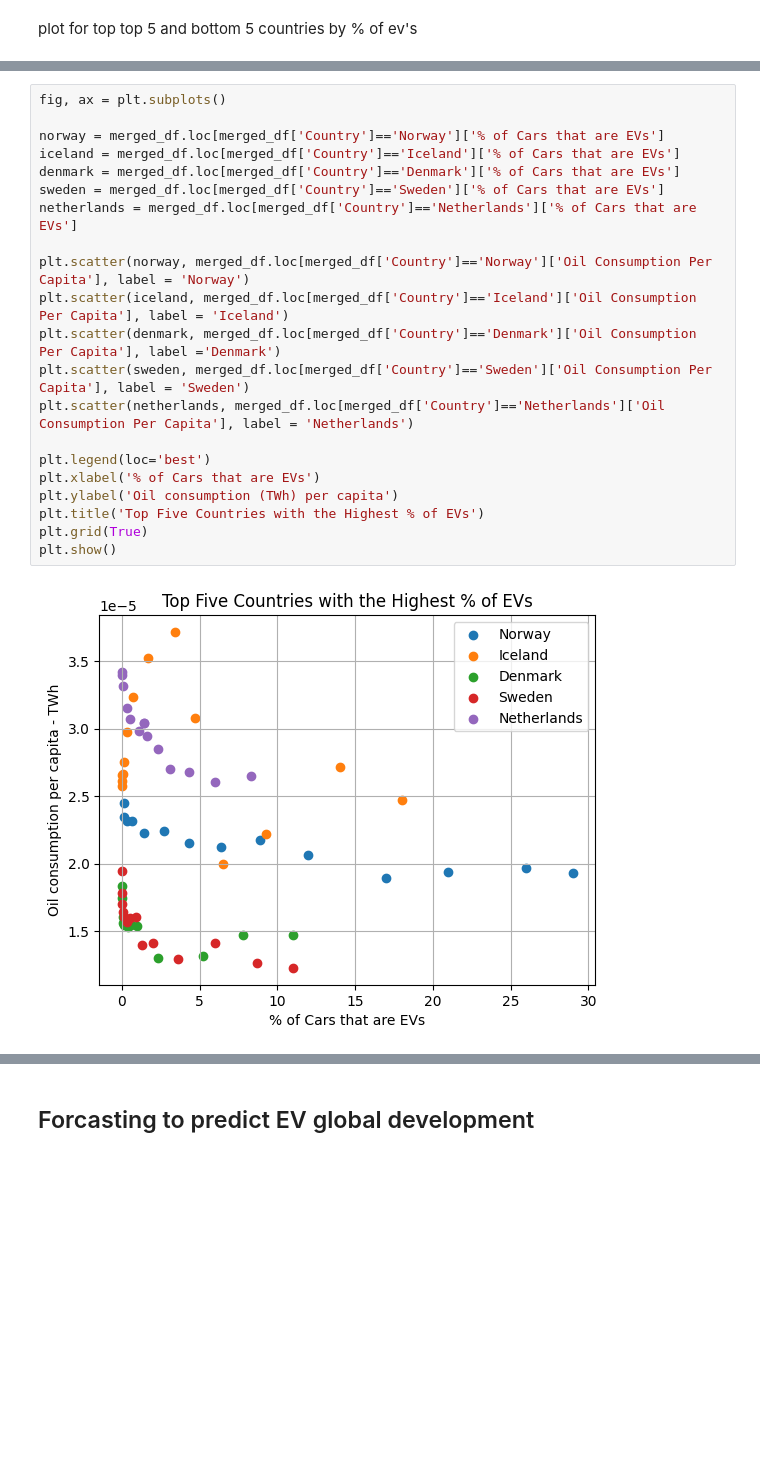
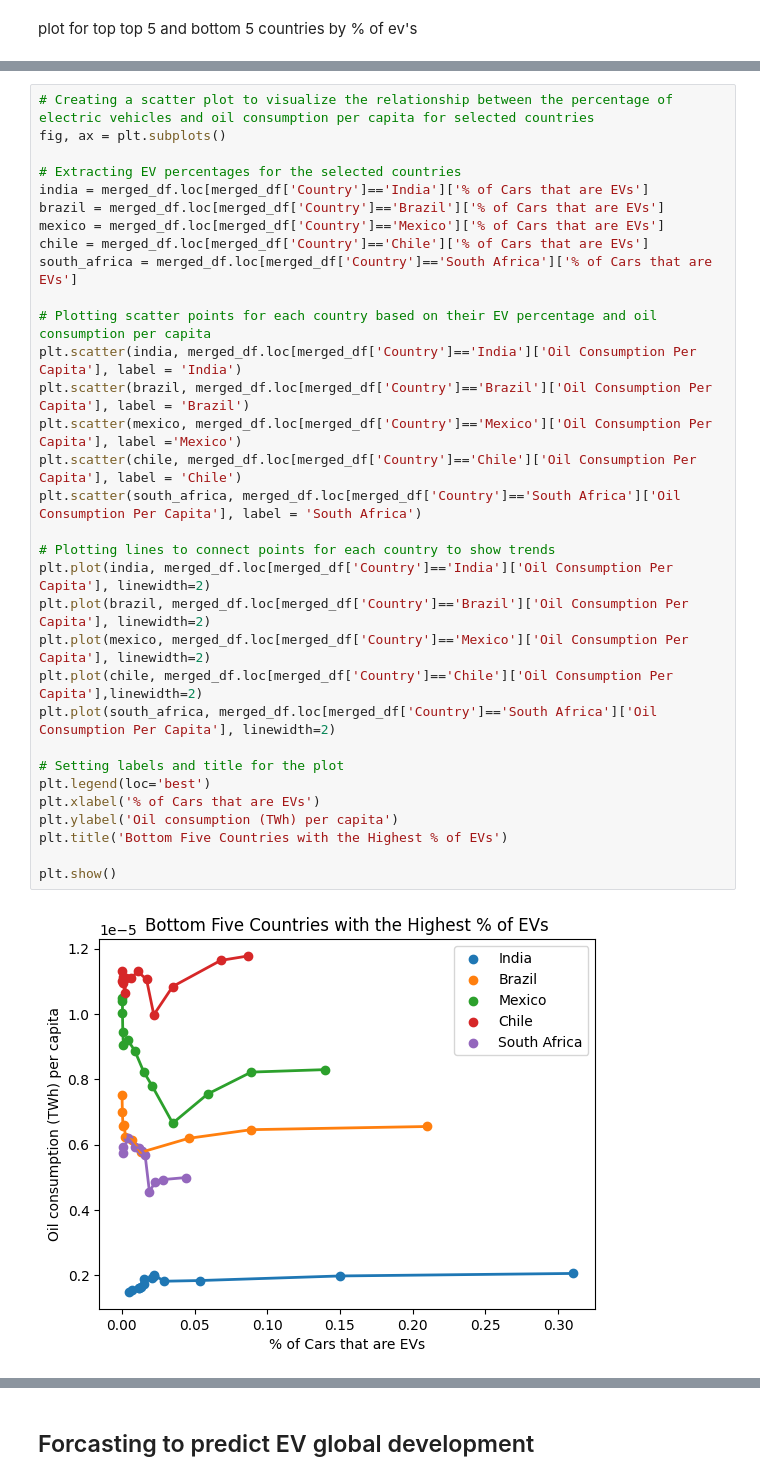
Before and after one commit to Marwenboughanmi/EVS-project-1, a Jupyter notebook: percent_EVs_vs_Oil_Cunsumption.ipynb, the cells around one changed output, grey strips where cells are left out. Drawn from its saved outputs; the diff is of its cells as text; blank space fills up the shorter version.

```diff
--- a/percent_EVs_vs_Oil_Cunsumption.ipynb
+++ b/percent_EVs_vs_Oil_Cunsumption.ipynb
@@ -354,23 +338,34 @@ plt.show()
 # %%
+# Creating a scatter plot to visualize the relationship between the percentage of electric vehicles and oil consumption per capita for selected countries
 fig, ax = plt.subplots()
 
-norway = merged_df.loc[merged_df['Country']=='Norway']['% of Cars that are EVs']
-iceland = merged_df.loc[merged_df['Country']=='Iceland']['% of Cars that are EVs']
-denmark = merged_df.loc[merged_df['Country']=='Denmark']['% of Cars that are EVs']
-sweden = merged_df.loc[merged_df['Country']=='Sweden']['% of Cars that are EVs']
-netherlands = merged_df.loc[merged_df['Country']=='Netherlands']['% of Cars that are EVs']
+# Extracting EV percentages for the selected countries
+india = merged_df.loc[merged_df['Country']=='India']['% of Cars that are EVs']
+brazil = merged_df.loc[merged_df['Country']=='Brazil']['% of Cars that are EVs']
+mexico = merged_df.loc[merged_df['Country']=='Mexico']['% of Cars that are EVs']
+chile = merged_df.loc[merged_df['Country']=='Chile']['% of Cars that are EVs']
+south_africa = merged_df.loc[merged_df['Country']=='South Africa']['% of Cars that are EVs']
 
-plt.scatter(norway, merged_df.loc[merged_df['Country']=='Norway']['Oil Consumption Per Capita'], label = 'Norway')
-plt.scatter(iceland, merged_df.loc[merged_df['Country']=='Iceland']['Oil Consumption Per Capita'], label = 'Iceland')
-plt.scatter(denmark, merged_df.loc[merged_df['Country']=='Denmark']['Oil Consumption Per Capita'], label ='Denmark')
-plt.scatter(sweden, merged_df.loc[merged_df['Country']=='Sweden']['Oil Consumption Per Capita'], label = 'Sweden')
-plt.scatter(netherlands, merged_df.loc[merged_df['Country']=='Netherlands']['Oil Consumption Per Capita'], label = 'Netherlands')
+# Plotting scatter points for each country based on their EV percentage and oil consumption per capita
+plt.scatter(india, merged_df.loc[merged_df['Country']=='India']['Oil Consumption Per Capita'], label = 'India')
+plt.scatter(brazil, merged_df.loc[merged_df['Country']=='Brazil']['Oil Consumption Per Capita'], label = 'Brazil')
+plt.scatter(mexico, merged_df.loc[merged_df['Country']=='Mexico']['Oil Consumption Per Capita'], label ='Mexico')
+plt.scatter(chile, merged_df.loc[merged_df['Country']=='Chile']['Oil Consumption Per Capita'], label = 'Chile')
+plt.scatter(south_africa, merged_df.loc[merged_df['Country']=='South Africa']['Oil Consumption Per Capita'], label = 'South Africa')
 
+# Plotting lines to connect points for each country to show trends
+plt.plot(india, merged_df.loc[merged_df['Country']=='India']['Oil Consumption Per Capita'], linewidth=2)
+plt.plot(brazil, merged_df.loc[merged_df['Country']=='Brazil']['Oil Consumption Per Capita'], linewidth=2)
+plt.plot(mexico, merged_df.loc[merged_df['Country']=='Mexico']['Oil Consumption Per Capita'], linewidth=2)
+plt.plot(chile, merged_df.loc[merged_df['Country']=='Chile']['Oil Consumption Per Capita'],linewidth=2)
+plt.plot(south_africa, merged_df.loc[merged_df['Country']=='South Africa']['Oil Consumption Per Capita'], linewidth=2)
+
+# Setting labels and title for the plot
 plt.legend(loc='best')
 plt.xlabel('% of Cars that are EVs')
 plt.ylabel('Oil consumption (TWh) per capita')
-plt.title('Top Five Countries with the Highest % of EVs')
-plt.grid(True)
+plt.title('Bottom Five Countries with the Highest % of EVs')
+
 plt.show()
 # %% [output]
-[figure, old version]
+[figure, new version]
```
Also changed, not shown: parts of 33 cells of this notebook.
